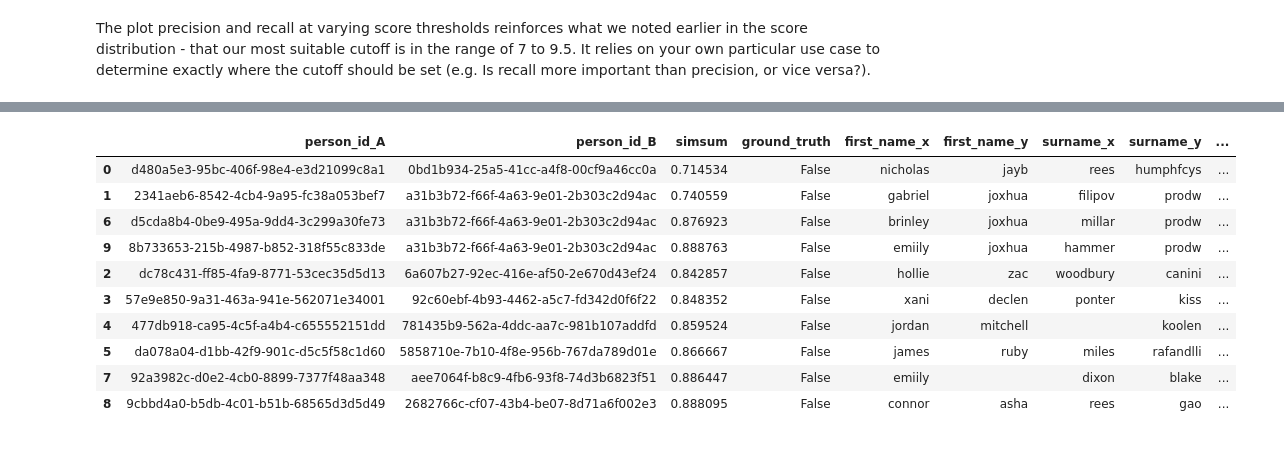
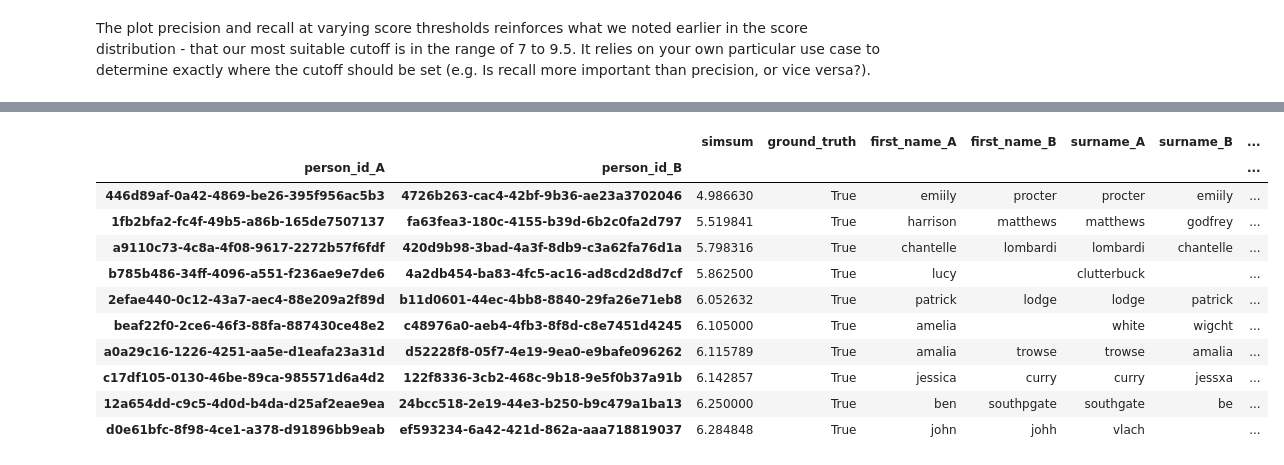
Before and after one commit to rachhouse/intro-to-data-linking, a Jupyter notebook: tutorial_notebooks/01_Link_FEBRL_Data_with_SimSum_Classification.ipynb, the cells around one changed output, grey strips where cells are left out. Cells and saved outputs as stored; diff of their text form; code cells hidden in the pictures.

```diff
--- a/tutorial_notebooks/01_Link_FEBRL_Data_with_SimSum_Classification.ipynb
+++ b/tutorial_notebooks/01_Link_FEBRL_Data_with_SimSum_Classification.ipynb
@@ -606,15 +636,22 @@ with pd.option_context('display.max_columns', None):
-# %%
-with pd.option_context('display.max_columns', None):
-    display(df_bottom_links[["person_id_A", "person_id_B", "simsum", "ground_truth"] + display_cols])
-# %% [output]
-|  | person_id_A | person_id_B | simsum | ground_truth | first_name_x | first_name_y | surname_x | surname_y | ... |
-| 0 | d480a5e3-95bc-406f-98e4-e3d21099c8a1 | 0bd1b934-25a5-41cc-a4f8-00cf9a46cc0a | 0.714534 | False | nicholas | jayb | rees | humphfcys | ... |
-| 1 | 2341aeb6-8542-4cb4-9a95-fc38a053bef7 | a31b3b72-f66f-4a63-9e01-2b303c2d94ac | 0.740559 | False | gabriel | joxhua | filipov | prodw | ... |
-| 6 | d5cda8b4-0be9-495a-9dd4-3c299a30fe73 | a31b3b72-f66f-4a63-9e01-2b303c2d94ac | 0.876923 | False | brinley | joxhua | millar | prodw | ... |
-| 9 | 8b733653-215b-4987-b852-318f55c833de | a31b3b72-f66f-4a63-9e01-2b303c2d94ac | 0.888763 | False | emiily | joxhua | hammer | prodw | ... |
-| 2 | dc78c431-ff85-4fa9-8771-53cec35d5d13 | 6a607b27-92ec-416e-af50-2e670d43ef24 | 0.842857 | False | hollie | zac | woodbury | canini | ... |
-| 3 | 57e9e850-9a31-463a-941e-562071e34001 | 92c60ebf-4b93-4462-a5c7-fd342d0f6f22 | 0.848352 | False | xani | declen | ponter | kiss | ... |
-| 4 | 477db918-ca95-4c5f-a4b4-c655552151dd | 781435b9-562a-4ddc-aa7c-981b107addfd | 0.859524 | False | jordan | mitchell |  | koolen | ... |
-| 5 | da078a04-d1bb-42f9-901c-d5c5f58c1d60 | 5858710e-7b10-4f8e-956b-767da789d01e | 0.866667 | False | james | ruby | miles | rafandlli | ... |
-| 7 | 92a3982c-d0e2-4cb0-8899-7377f48aa348 | aee7064f-b8c9-4fb6-93f8-74d3b6823f51 | 0.886447 | False | emiily |  | dixon | blake | ... |
-| 8 | 9cbbd4a0-b5db-4c01-b51b-68565d3d5d49 | 2682766c-cf07-43b4-be07-8d71a6f002e3 | 0.888095 | False | connor | asha | rees | gao | ... |
+# %%
+df_lowest_scoring_positives = df_labeled_features[
+    df_labeled_features["ground_truth"] == True
+][["simsum", "ground_truth"]].sort_values("simsum").head(n=10)
+
+df_lowest_scoring_positives = augment_scored_pairs(df_lowest_scoring_positives, df_A, df_B, score_column_name="simsum")
+
+with pd.option_context('display.max_columns', None):
+    display(df_lowest_scoring_positives[["simsum", "ground_truth"] + display_cols])
+# %% [output]
+|  |  | simsum | ground_truth | first_name_A | first_name_B | surname_A | surname_B | ... |
+| person_id_A | person_id_B |  |  |  |  |  |  | ... |
+| 446d89af-0a42-4869-be26-395f956ac5b3 | 4726b263-cac4-42bf-9b36-ae23a3702046 | 4.986630 | True | emiily | procter | procter | emiily | ... |
+| 1fb2bfa2-fc4f-49b5-a86b-165de7507137 | fa63fea3-180c-4155-b39d-6b2c0fa2d797 | 5.519841 | True | harrison | matthews | matthews | godfrey | ... |
+| a9110c73-4c8a-4f08-9617-2272b57f6fdf | 420d9b98-3bad-4a3f-8db9-c3a62fa76d1a | 5.798316 | True | chantelle | lombardi | lombardi | chantelle | ... |
+| b785b486-34ff-4096-a551-f236ae9e7de6 | 4a2db454-ba83-4fc5-ac16-ad8cd2d8d7cf | 5.862500 | True | lucy |  | clutterbuck |  | ... |
+| 2efae440-0c12-43a7-aec4-88e209a2f89d | b11d0601-44ec-4bb8-8840-29fa26e71eb8 | 6.052632 | True | patrick | lodge | lodge | patrick | ... |
+| beaf22f0-2ce6-46f3-88fa-887430ce48e2 | c48976a0-aeb4-4fb3-8f8d-c8e7451d4245 | 6.105000 | True | amelia |  | white | wigcht | ... |
+| a0a29c16-1226-4251-aa5e-d1eafa23a31d | d52228f8-05f7-4e19-9ea0-e9bafe096262 | 6.115789 | True | amalia | trowse | trowse | amalia | ... |
+| c17df105-0130-46be-89ca-985571d6a4d2 | 122f8336-3cb2-468c-9b18-9e5f0b37a91b | 6.142857 | True | jessica | curry | curry | jessxa | ... |
+| 12a654dd-c9c5-4d0d-b4da-d25af2eae9ea | 24bcc518-2e19-44e3-b250-b9c479a1ba13 | 6.250000 | True | ben | southpgate | southgate | be | ... |
+| d0e61bfc-8f98-4ce1-a378-d91896bb9eab | ef593234-6a42-421d-862a-aaa718819037 | 6.284848 | True | john | johh | vlach |  | ... |
```
Also changed, not shown: parts of 35 cells of this notebook, 2 other files.
